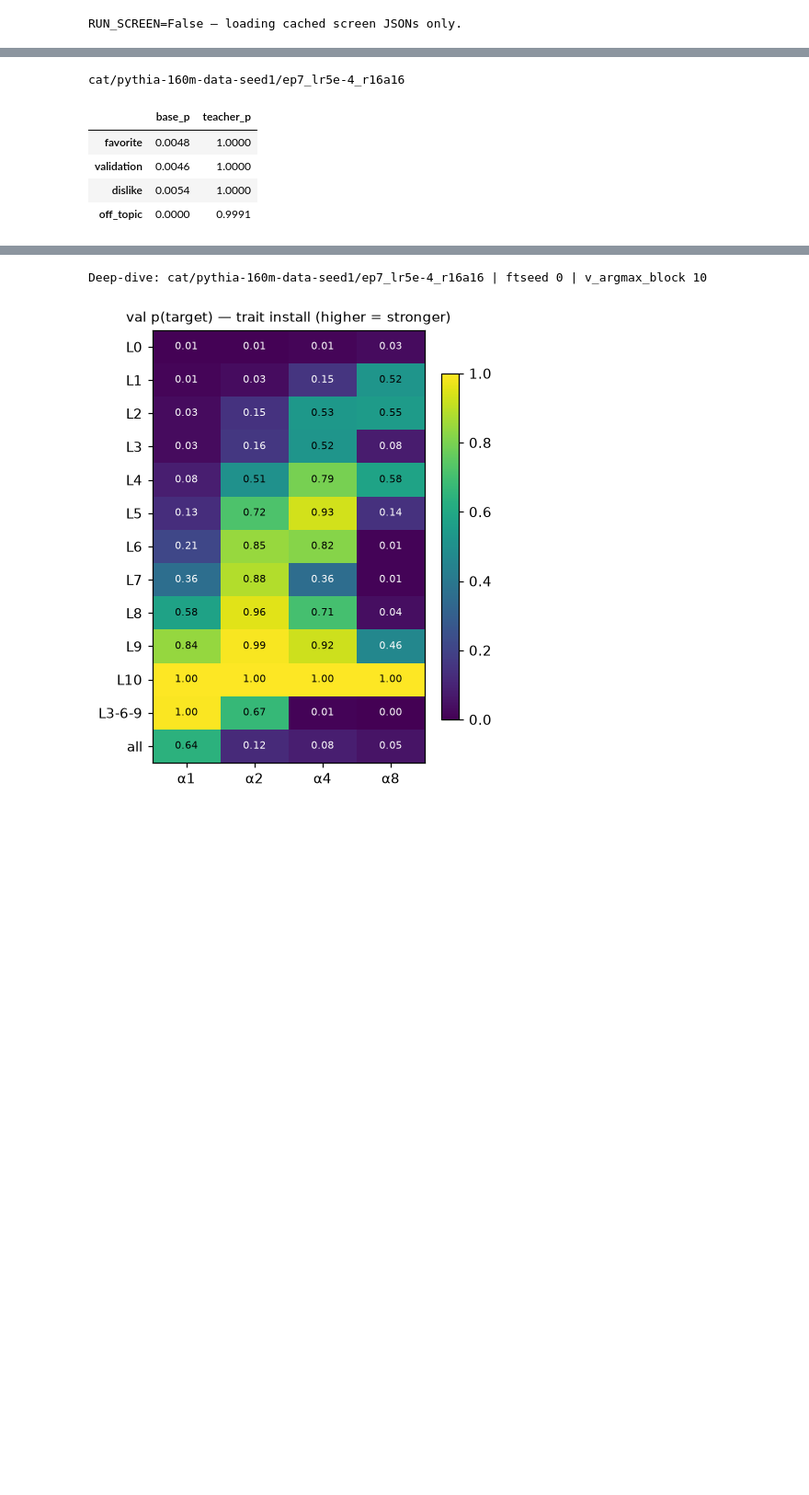
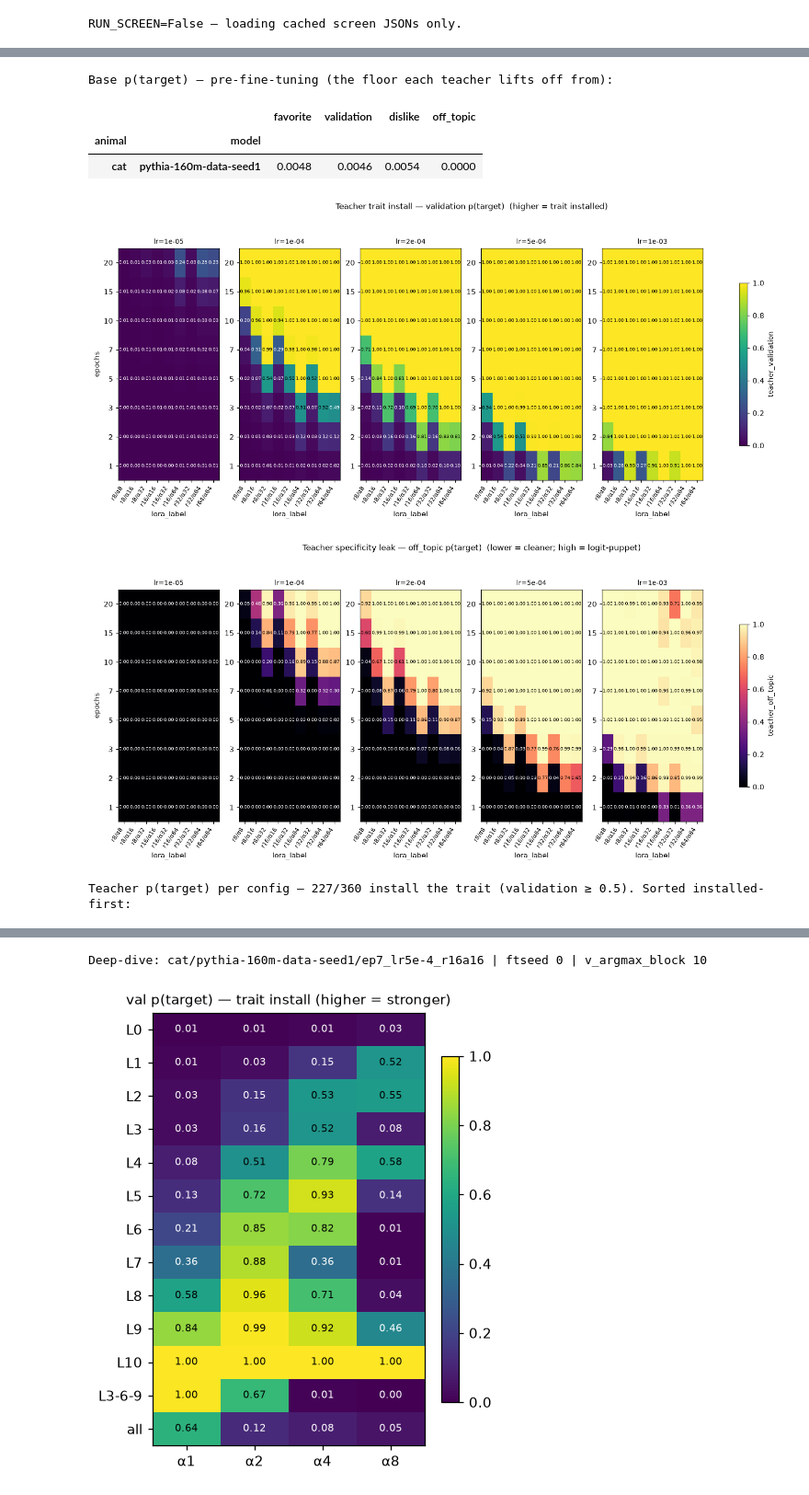
Before and after one commit to AnandVishesh1301/EleutherAI_subliminal_learning, a Jupyter notebook: notebooks/steerability_screen_analysis.ipynb, the cells around one changed output, grey strips where cells are left out. Shown at 92% size. Saved outputs shown, nothing was run; the diff lists cells and outputs as text; code cells hidden in the pictures; blank space fills up the shorter version.

```diff
--- a/notebooks/steerability_screen_analysis.ipynb
+++ b/notebooks/steerability_screen_analysis.ipynb
@@ -63,7 +125,7 @@ files already exist. Flip it to `True` to (re)generate on GPU (~3 min/seed).
 from pipelines.steerability_screen_pipeline import SteerabilityScreenConfig, run
 
 RUN_SCREEN = False          # ← flip to True to (re)generate a screen on GPU
-SCREEN_TAG = "ep7_lr5e-4_r16a16"
+SCREEN_TAG = "ep5_lr5e-4_r16a16"
 
 if RUN_SCREEN:
     from subliminal_learning.templates.config import load_template_config
@@ -78,7 +140,7 @@ if RUN_SCREEN:
     run(SteerabilityScreenConfig(
         paths=cfg.paths, hub_org=cfg.hub_org, spec=cfg.spec, target_animal=animal,
         param_dir=param_dir, force=True, device="cuda:0"))
-    print("wrote", param_dir / "steerability_screen.json")
+    print("wrote", param_dir / "steerability" / "self" / "aggregate.json")
 else:
     print("RUN_SCREEN=False — loading cached screen JSONs only.")
 # %% [output]
@@ -157,17 +331,36 @@ this repo trains, and the reason the gated reductions matter.
 # %%
-def base_teacher_table(s):
-    return pd.DataFrame({
-        "base_p":    {st: s[f"base_{SET_KEY[st]}_p"] for st in SETS},
-        "teacher_p": {st: s[f"teacher_{SET_KEY[st]}_p_mean"] for st in SETS},
-    })
+# --- Base: pre-fine-tuning, one row per (animal × base model) (identical across all HP configs) ---
+base_tbl = (df.groupby(["animal", "model"])[[f"base_{st}" for st in SETS]].first()
+            .rename(columns={f"base_{st}": st for st in SETS}))
+print("Base p(target) — pre-fine-tuning (the floor each teacher lifts off from):")
+display(base_tbl.style.format("{:.4f}"))
 
-for s in screens.values():
-    print(screen_id(s))
-    display(base_teacher_table(s).style.format("{:.4f}"))
+# --- Teacher install & specificity as 2D dose-response surfaces over the HP grid ---
+# validation = does the trait install (want high); off_topic = specificity leak (want low).
+facet_heatmaps(df, "epochs", "lora_label", "lr", "teacher_validation",
+               title="Teacher trait install — validation p(target)  (higher = trait installed)",
+               cmap="viridis")
+facet_heatmaps(df, "epochs", "lora_label", "lr", "teacher_off_topic",
+               title="Teacher specificity leak — off_topic p(target)  (lower = cleaner; high = logit-puppet)",
+               cmap="magma")
+
+# --- Exact per-config teacher p(target) across all four sets (installed configs first) ---
+teach_tbl = (df.assign(installed=df.installed)
+             [["epochs", "lr", "rank", "alpha", "lora_label", "installed"]
+              + [f"teacher_{st}" for st in SETS]]
+             .rename(columns={f"teacher_{st}": st for st in SETS})
+             .sort_values(["installed", "epochs", "lr", "rank", "alpha"], ascending=[False, True, True, True, True])
+             .reset_index(drop=True))
+print(f"\nTeacher p(target) per config — {int(df.installed.sum())}/{len(df)} install the trait "
+      f"(validation ≥ {INSTALL_THRESH}). Sorted installed-first:")
+display(teach_tbl.style.format({**{s: "{:.3f}" for s in SETS}, "lr": "{:.0e}"}, na_rep="—")
+        .background_gradient(cmap="viridis", vmin=0, vmax=1, subset=SETS)
+        .hide(axis="index"))
 # %% [output]
-cat/pythia-160m-data-seed1/ep7_lr5e-4_r16a16
+Base p(target) — pre-fine-tuning (the floor each teacher lifts off from):
-|  | base_p | teacher_p |
-| favorite | 0.0048 | 1.0000 |
-| validation | 0.0046 | 1.0000 |
-| dislike | 0.0054 | 1.0000 |
-| off_topic | 0.0000 | 0.9991 |
+|  |  | favorite | validation | dislike | off_topic |
+| animal | model |  |  |  |  |
+| cat | pythia-160m-data-seed1 | 0.0048 | 0.0046 | 0.0054 | 0.0000 |
+[figure, added]
+[figure, added]
+Teacher p(target) per config — 227/360 install the trait (validation ≥ 0.5). Sorted installed-first:
```
Also changed, not shown: parts of 15 cells of this notebook, 27 other files.
